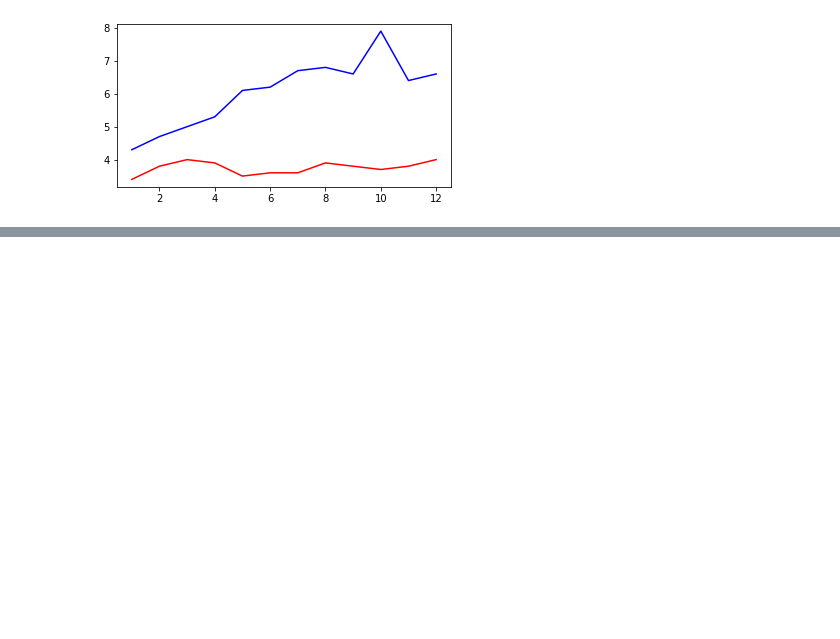
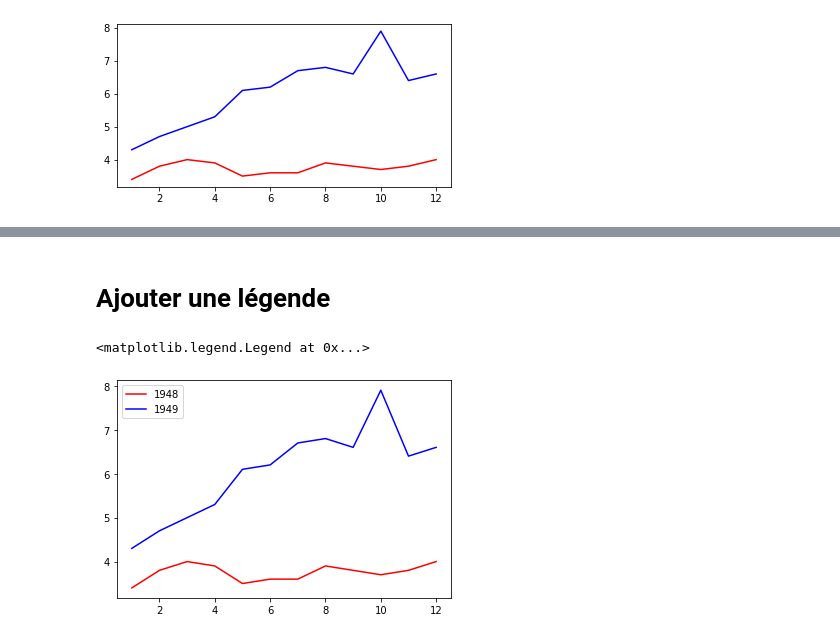
Before and after one commit to brunoharlein/pandas_is_cool, a Jupyter notebook: Cours Pandas.ipynb, the cells around one changed output, grey strips where cells are left out. Cells and saved outputs as stored; diff of their text form; code cells hidden in the pictures; blank space fills up the shorter version.

```diff
--- a/Cours Pandas.ipynb
+++ b/Cours Pandas.ipynb
@@ -3002,0 +3033,9 @@ plt.show()
+# %% [markdown]
+# Ajouter une légende
+# %%
+plt.plot(unrate[0:12] ["MONTH"], unrate[0:12] ["UNRATE"], c = "red", label = "1948")
+plt.plot(unrate[12:24] ["MONTH"], unrate[12:24] ["UNRATE"], c = "blue", label = "1949")
+plt.legend(loc = "upper left")
+# %% [output]
+<matplotlib.legend.Legend at 0x...>
+[figure, added]
```
Also changed, not shown: parts of 13 cells of this notebook, 1 other file.
